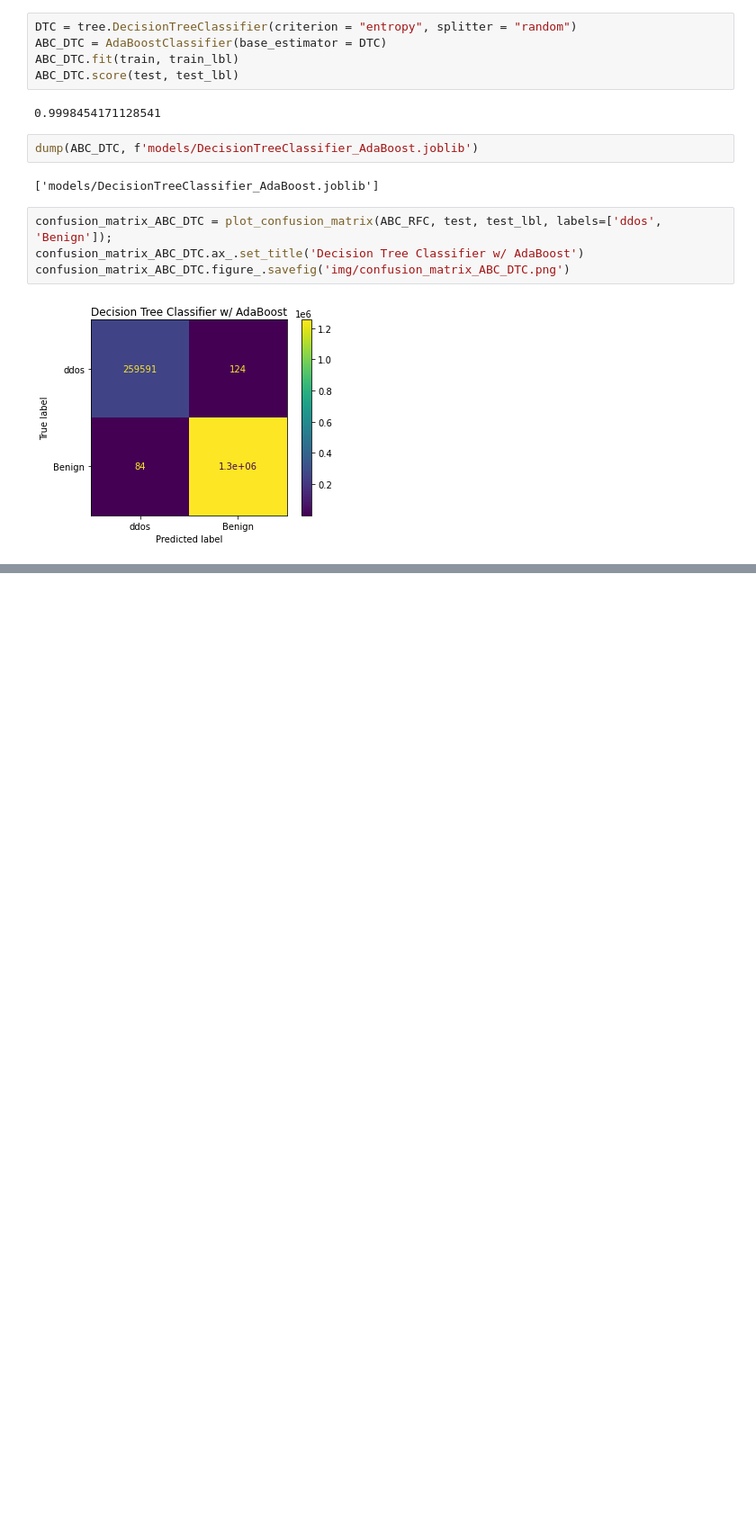
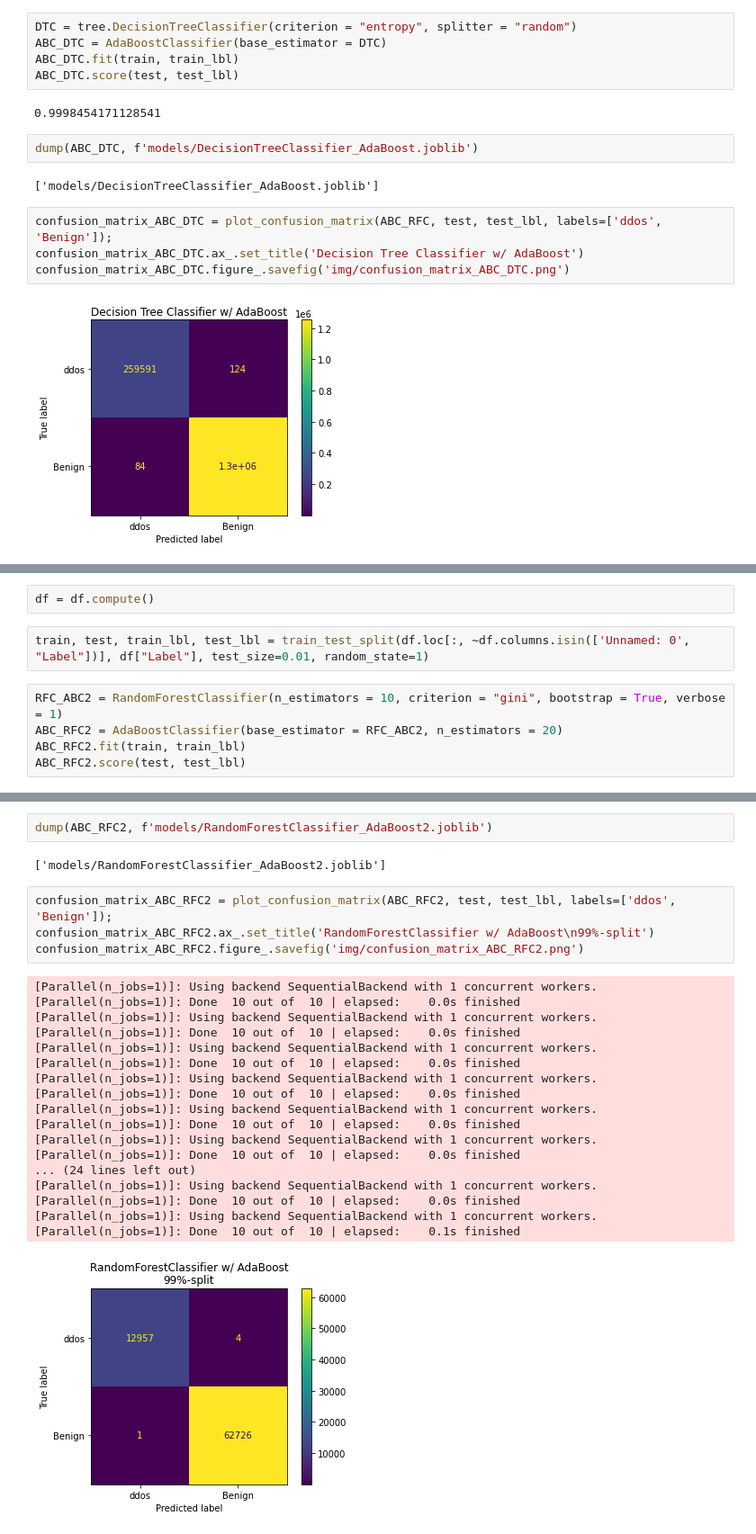
Before and after one commit to Irish-77/ddos-dompteure, a Jupyter notebook: model_trees.ipynb, the cells around one changed output, grey strips where cells are left out. Shown: that part at 90% size. Saved outputs shown, nothing was run; the diff lists cells and outputs as text; blank space fills up the shorter version.

```diff
--- a/model_trees.ipynb
+++ b/model_trees.ipynb
@@ -348,0 +351,9 @@ confusion_matrix_ABC_DTC.figure_.savefig('img/confusion_matrix_ABC_DTC.png')
+# %%
+df = df.compute()
+# %%
+train, test, train_lbl, test_lbl = train_test_split(df.loc[:, ~df.columns.isin(['Unnamed: 0', "Label"])], df["Label"], test_size=0.01, random_state=1)
+# %%
+RFC_ABC2 = RandomForestClassifier(n_estimators = 10, criterion = "gini", bootstrap = True, verbose = 1)
+ABC_RFC2 = AdaBoostClassifier(base_estimator = RFC_ABC2, n_estimators = 20)
+ABC_RFC2.fit(train, train_lbl)
+ABC_RFC2.score(test, test_lbl)
@@ -348,0 +379,27 @@ confusion_matrix_ABC_DTC.figure_.savefig('img/confusion_matrix_ABC_DTC.png')
+# %%
+dump(ABC_RFC2, f'models/RandomForestClassifier_AdaBoost2.joblib')
+# %% [output]
+['models/RandomForestClassifier_AdaBoost2.joblib']
+# %%
+confusion_matrix_ABC_RFC2 = plot_confusion_matrix(ABC_RFC2, test, test_lbl, labels=['ddos', 'Benign']);
+confusion_matrix_ABC_RFC2.ax_.set_title('RandomForestClassifier w/ AdaBoost\n99%-split')
+confusion_matrix_ABC_RFC2.figure_.savefig('img/confusion_matrix_ABC_RFC2.png')
+# %% [output]
+[Parallel(n_jobs=1)]: Using backend SequentialBackend with 1 concurrent workers.
+[Parallel(n_jobs=1)]: Done  10 out of  10 | elapsed:    0.0s finished
+[Parallel(n_jobs=1)]: Using backend SequentialBackend with 1 concurrent workers.
+[Parallel(n_jobs=1)]: Done  10 out of  10 | elapsed:    0.0s finished
+[Parallel(n_jobs=1)]: Using backend SequentialBackend with 1 concurrent workers.
+[Parallel(n_jobs=1)]: Done  10 out of  10 | elapsed:    0.0s finished
+[Parallel(n_jobs=1)]: Using backend SequentialBackend with 1 concurrent workers.
+[Parallel(n_jobs=1)]: Done  10 out of  10 | elapsed:    0.0s finished
+[Parallel(n_jobs=1)]: Using backend SequentialBackend with 1 concurrent workers.
+[Parallel(n_jobs=1)]: Done  10 out of  10 | elapsed:    0.0s finished
+[Parallel(n_jobs=1)]: Using backend SequentialBackend with 1 concurrent workers.
+[Parallel(n_jobs=1)]: Done  10 out of  10 | elapsed:    0.0s finished
+... (24 lines left out)
+[Parallel(n_jobs=1)]: Using backend SequentialBackend with 1 concurrent workers.
+[Parallel(n_jobs=1)]: Done  10 out of  10 | elapsed:    0.0s finished
+[Parallel(n_jobs=1)]: Using backend SequentialBackend with 1 concurrent workers.
+[Parallel(n_jobs=1)]: Done  10 out of  10 | elapsed:    0.1s finished
+[figure, added]
```
Also changed, not shown: parts of 4 cells of this notebook, 7 other files.
